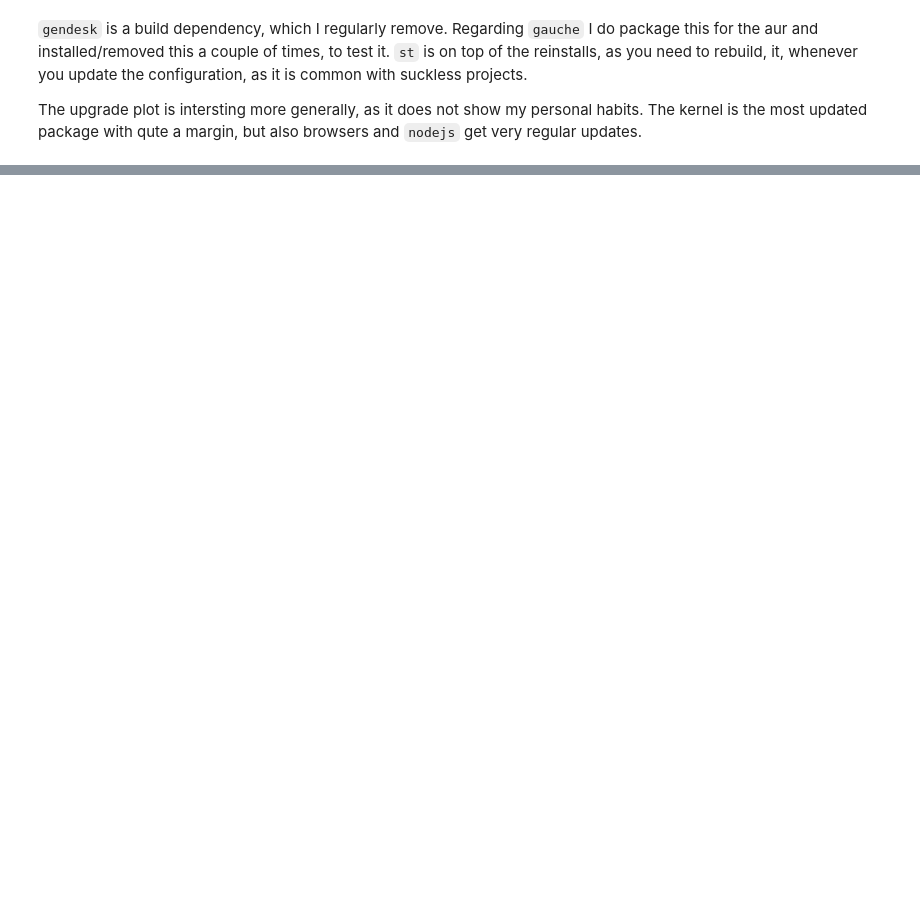
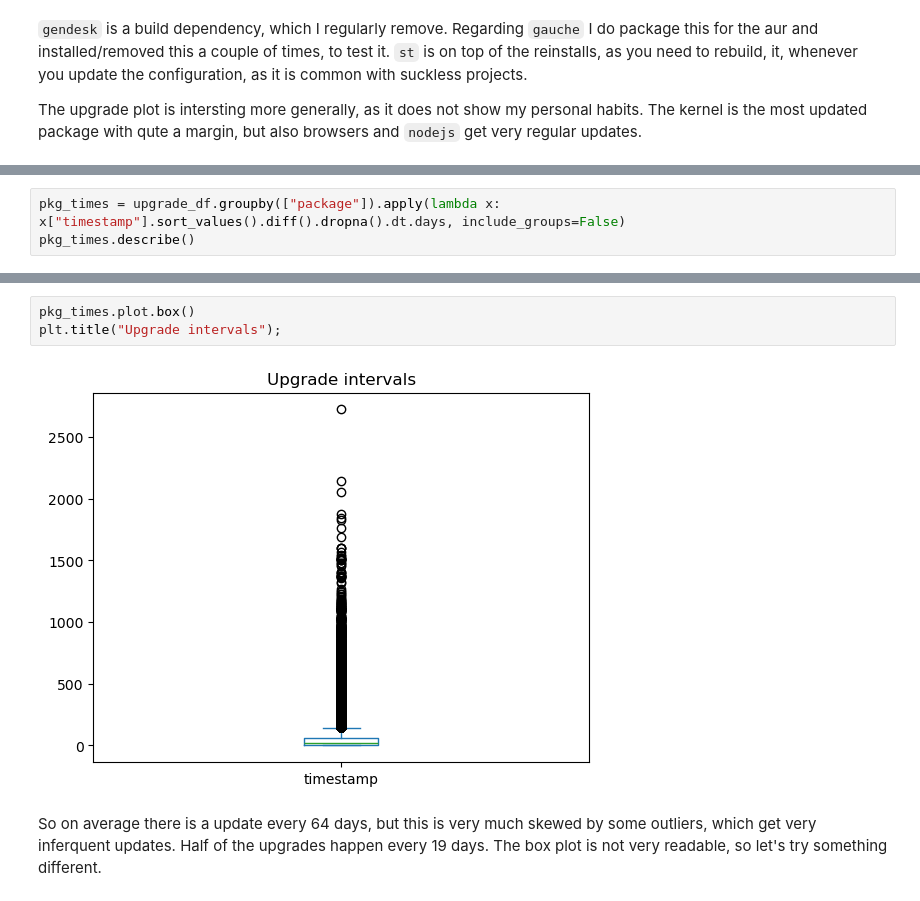
Before and after one commit to fbrosda/paclog, a Jupyter notebook: paclog.ipynb, the cells around one changed output, grey strips where cells are left out. Cells and saved outputs as stored; diff of their text form; blank space fills up the shorter version.

```diff
--- a/paclog.ipynb
+++ b/paclog.ipynb
@@ -118,0 +140,3 @@ The upgrade plot is intersting more generally, as it does not show my personal h
+# %%
+pkg_times = upgrade_df.groupby(["package"]).apply(lambda x: x["timestamp"].sort_values().diff().dropna().dt.days, include_groups=False)
+pkg_times.describe()
@@ -118,0 +153,7 @@ The upgrade plot is intersting more generally, as it does not show my personal h
+# %%
+pkg_times.plot.box()
+plt.title("Upgrade intervals");
+# %% [output]
+[figure, added]
+# %% [markdown]
+So on average there is a update every 64 days, but this is very much skewed by some outliers, which get very inferquent updates.  Half of the upgrades happen every 19 days. The box plot is not very readable, so let's try something different.
```
Also changed, not shown: parts of 15 cells of this notebook, 1 other file.
